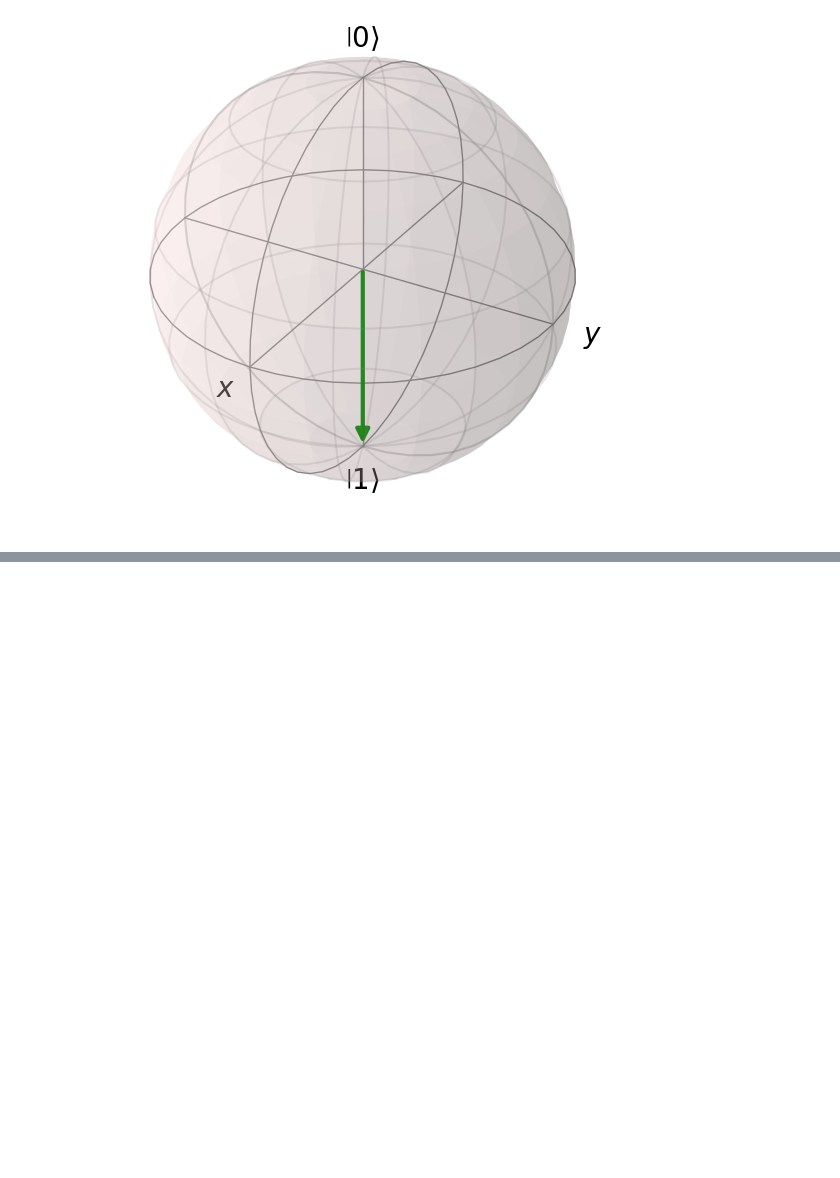
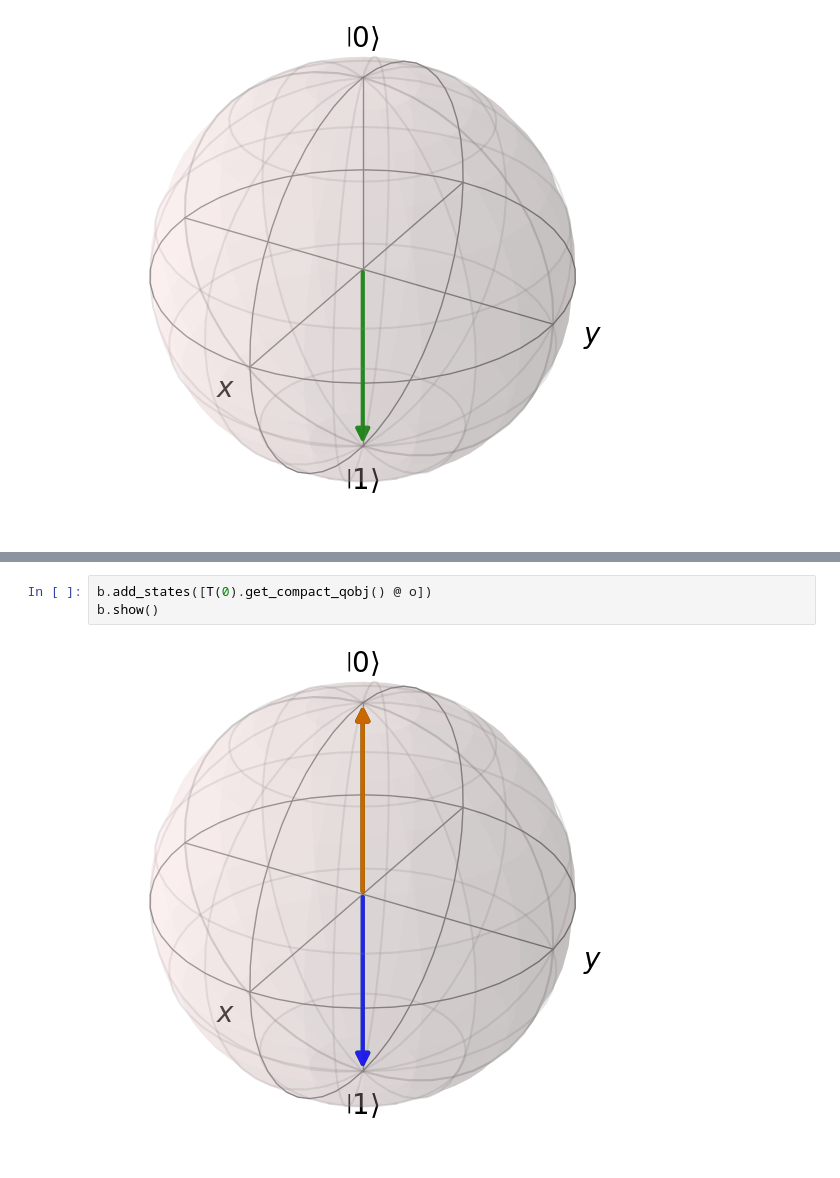
Before and after one commit to DaBloat/qis, a Jupyter notebook: testing_grounds.ipynb, the cells around one changed output, grey strips where cells are left out. Drawn from its saved outputs; the diff is of its cells as text; blank space fills up the shorter version.

```diff
--- a/testing_grounds.ipynb
+++ b/testing_grounds.ipynb
@@ -109,0 +132,5 @@ b.show()
+# %%
+b.add_states([T(0).get_compact_qobj() @ o])
+b.show()
+# %% [output]
+[figure, added]
```
Also changed, not shown: parts of 4 cells of this notebook, 4 other files.
